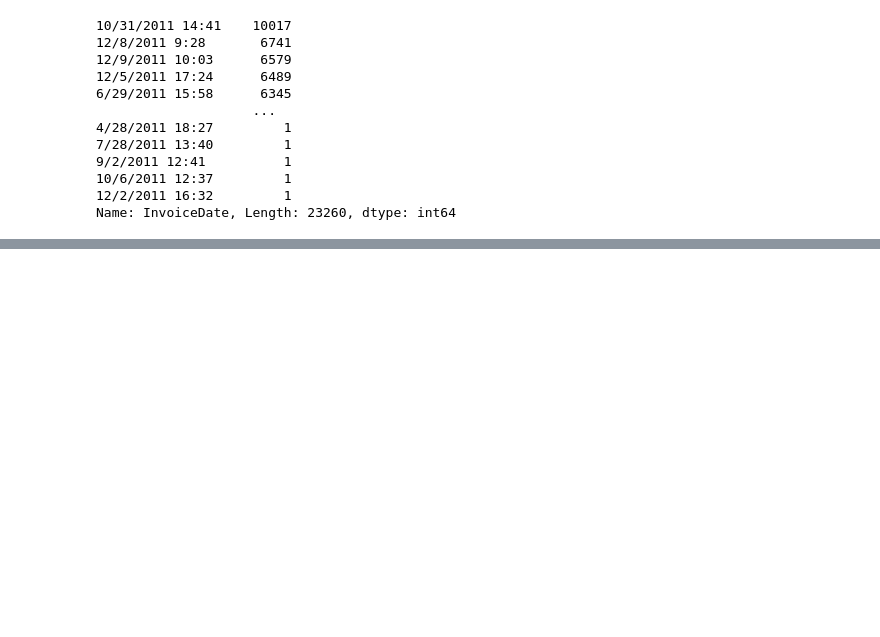
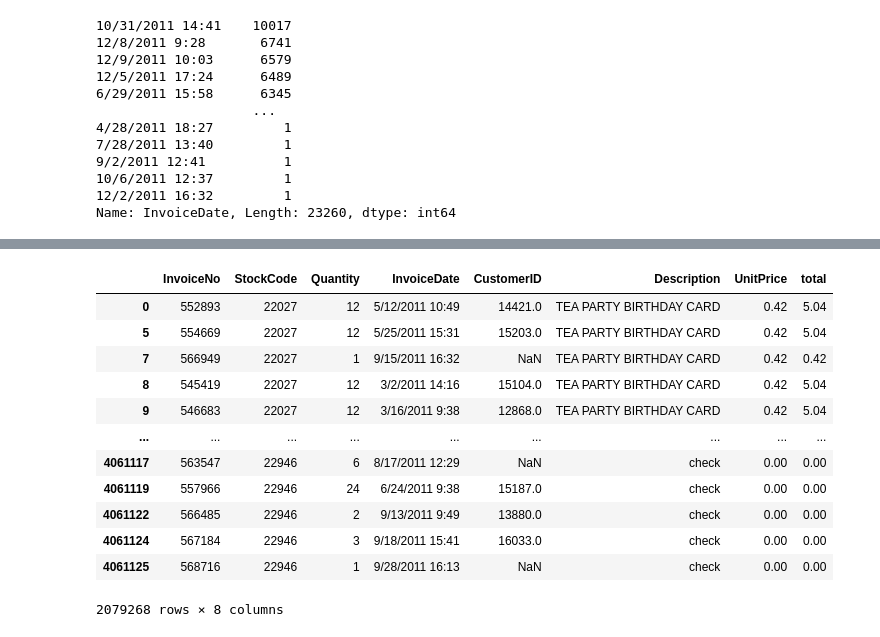
Before and after one commit to ADolbyB/data-science-python, a Jupyter notebook: 07_CaseStudy2/07_CaseStudy2.ipynb, the cells around one changed output, grey strips where cells are left out. Saved outputs shown, nothing was run; the diff lists cells and outputs as text; code cells hidden in the pictures; blank space fills up the shorter version.

```diff
--- a/07_CaseStudy2/07_CaseStudy2.ipynb
+++ b/07_CaseStudy2/07_CaseStudy2.ipynb
@@ -234,0 +448,3 @@ TypeError: descriptor 'strftime' for 'datetime.date' objects doesn't apply to a
+# %%
+df_pi = pd.merge(df_inv, df_prod, how='right', left_on='StockCode', right_on='StockCode')
+display(df_pi)
@@ -234,0 +467,3 @@ TypeError: descriptor 'strftime' for 'datetime.date' objects doesn't apply to a
+# %%
+df_pi['total'] = df_pi.Quantity * df_pi.UnitPrice
+display(df_pi.head())
@@ -234,0 +477,17 @@ TypeError: descriptor 'strftime' for 'datetime.date' objects doesn't apply to a
+# %%
+df_pi2 = df_pi[df_pi.InvoiceDate >= '2011']
+display(df_pi2)
+# %% [output]
+|  | InvoiceNo | StockCode | Quantity | InvoiceDate | CustomerID | Description | UnitPrice | total |
+| 0 | 552893 | 22027 | 12 | 5/12/2011 10:49 | 14421.0 | TEA PARTY BIRTHDAY CARD | 0.42 | 5.04 |
+| 5 | 554669 | 22027 | 12 | 5/25/2011 15:31 | 15203.0 | TEA PARTY BIRTHDAY CARD | 0.42 | 5.04 |
+| 7 | 566949 | 22027 | 1 | 9/15/2011 16:32 | NaN | TEA PARTY BIRTHDAY CARD | 0.42 | 0.42 |
+| 8 | 545419 | 22027 | 12 | 3/2/2011 14:16 | 15104.0 | TEA PARTY BIRTHDAY CARD | 0.42 | 5.04 |
+| 9 | 546683 | 22027 | 12 | 3/16/2011 9:38 | 12868.0 | TEA PARTY BIRTHDAY CARD | 0.42 | 5.04 |
+| ... | ... | ... | ... | ... | ... | ... | ... | ... |
+| 4061117 | 563547 | 22946 | 6 | 8/17/2011 12:29 | NaN | check | 0.00 | 0.00 |
+| 4061119 | 557966 | 22946 | 24 | 6/24/2011 9:38 | 15187.0 | check | 0.00 | 0.00 |
+| 4061122 | 566485 | 22946 | 2 | 9/13/2011 9:49 | 13880.0 | check | 0.00 | 0.00 |
+| 4061124 | 567184 | 22946 | 3 | 9/18/2011 15:41 | 16033.0 | check | 0.00 | 0.00 |
+| 4061125 | 568716 | 22946 | 1 | 9/28/2011 16:13 | NaN | check | 0.00 | 0.00 |
+2079268 rows × 8 columns
```
Also changed, not shown: parts of 49 cells of this notebook.
